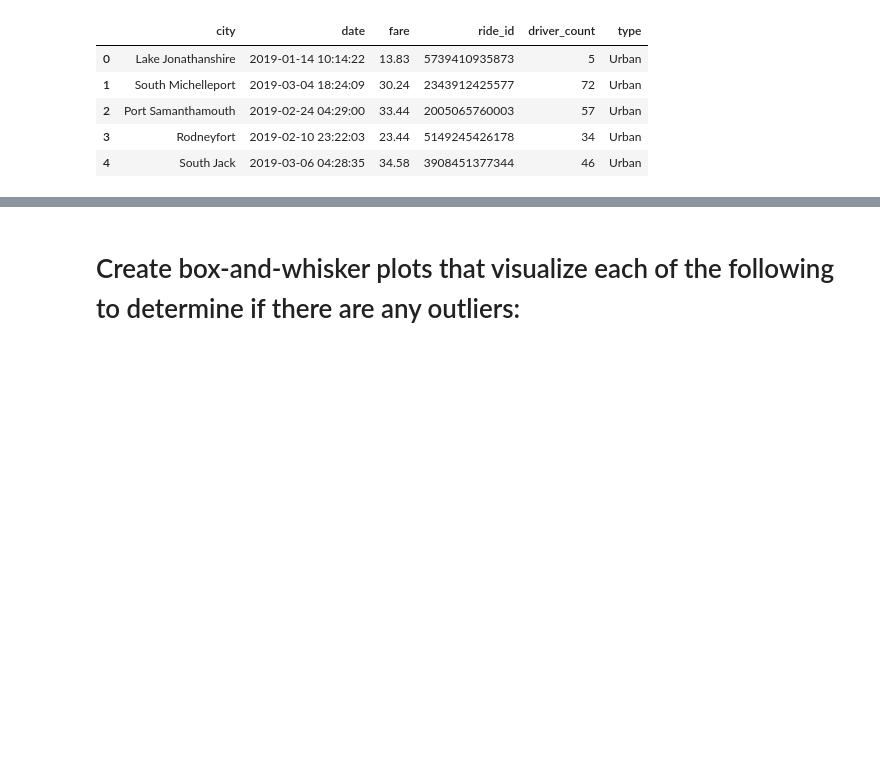
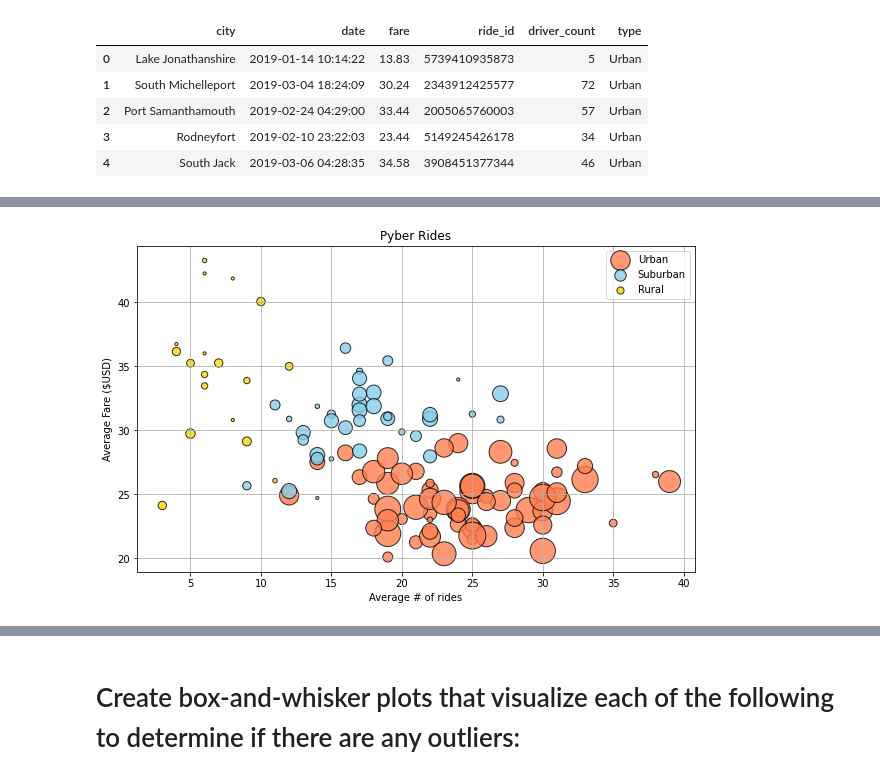
Before and after one commit to LJD0/Rideshare_Analysis, a Jupyter notebook: PyBer_Ride_Data.ipynb, the cells around one changed output, grey strips where cells are left out. Cells and saved outputs as stored; diff of their text form; code cells hidden in the pictures; blank space fills up the shorter version.

```diff
--- a/PyBer_Ride_Data.ipynb
+++ b/PyBer_Ride_Data.ipynb
@@ -102,0 +344,14 @@ Pyber_df.head()
+# %%
+fig, ax = plt.subplots(figsize=(10,6))
+
+ax.scatter(urban_rides,urban_fare, s=urban_driver*10,c='coral',edgecolors="black",alpha=.8,linewidth=1,label='Urban')
+ax.scatter(suburban_rides,suburban_fare, s=suburban_driver*10,c='skyblue',edgecolors="black",alpha=.8,linewidth=1,label='Suburban')
+ax.scatter(rural_rides,rural_fare, s=rural_driver*10,c='gold',edgecolors="black",alpha=.8,linewidth=1,label='Rural')
+ax.set_title("Pyber Rides")
+ax.set_xlabel("Average # of rides")
+ax.set_ylabel("Average Fare ($USD)")
+ax.grid(True)
+ax.legend()
+plt.show()
+# %% [output]
+[figure, added]
```
Also changed, not shown: parts of 26 cells of this notebook.
